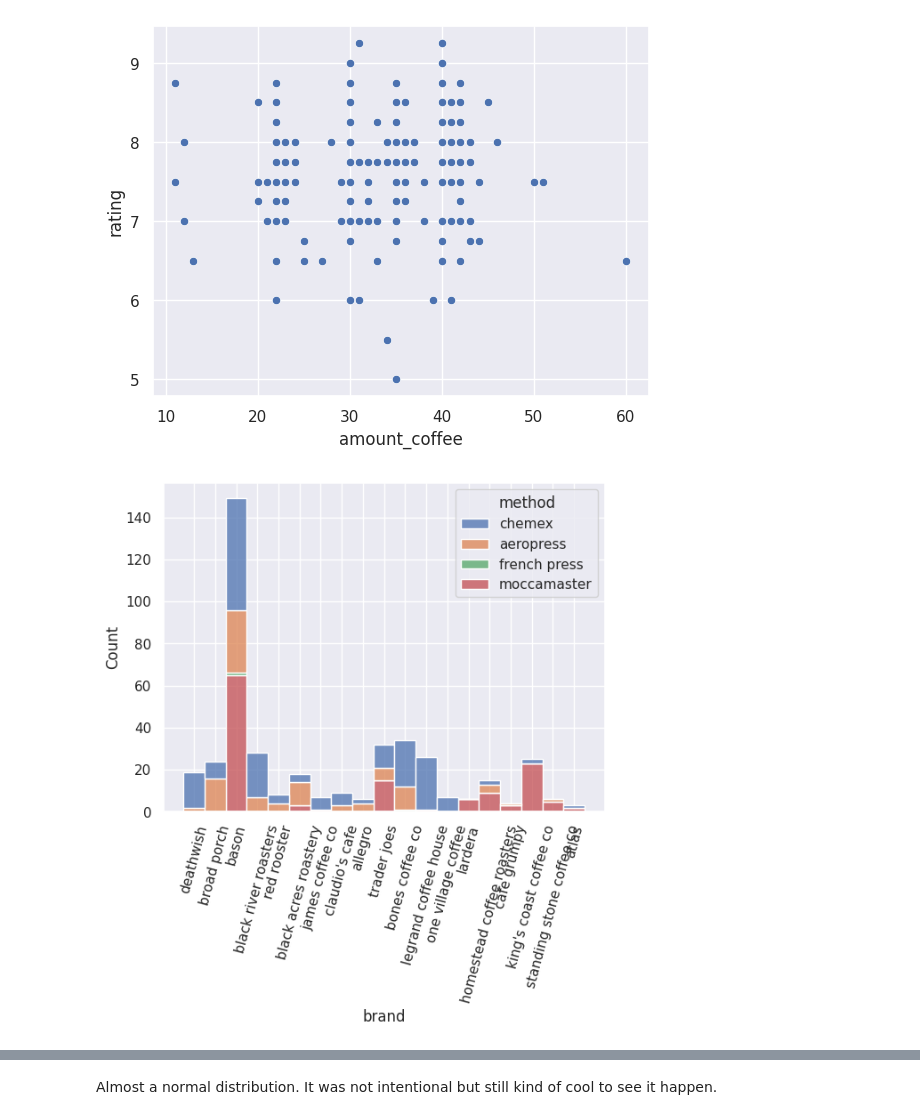
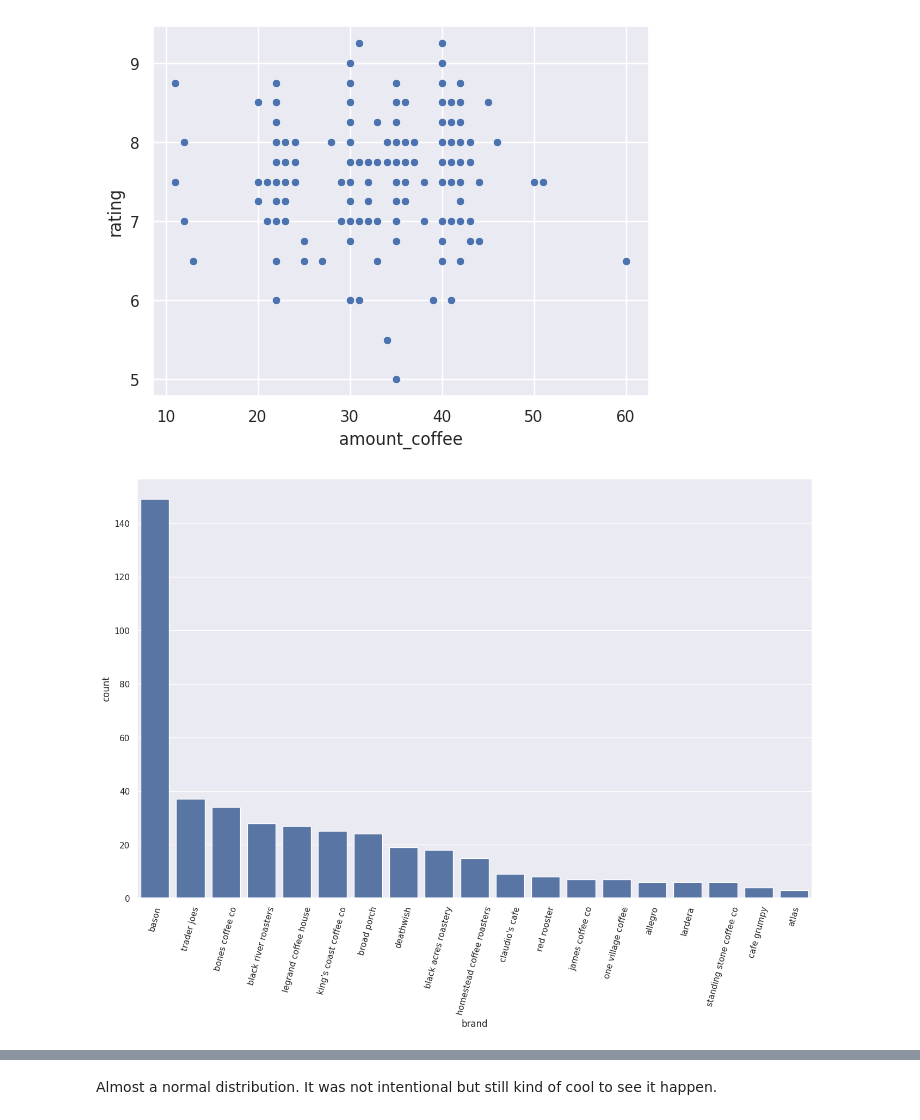
Before and after one commit to TomPMcGuire37/Coffee2, a Jupyter notebook: Coffee EDA.ipynb, the cells around one changed output, grey strips where cells are left out. Drawn from its saved outputs; the diff is of its cells as text; code cells hidden in the pictures.

Commit message:
Added Daily Data, Changed visualizations

```diff
--- a/Coffee EDA.ipynb
+++ b/Coffee EDA.ipynb
@@ -149,6 +149,7 @@ df.amount_water = np.where(df.amount_water == "550\\", 550, df.amount_water)
 df.amount_water = df.amount_water.astype(int)
 df.brand = np.where(df.brand == 'black river roaster', 'black river roasters', df.brand)
 df.brand = np.where(df.brand == "trader joe's", 'trader joes', df.brand)
+df.brand = np.where(df.brand == 'legrand coffee house ', 'legrand coffee house', df.brand)
 df
 # %% [output]
 |  | date | brand | roast | blend | iced | grind_size | method | amount_coffee | amount_water | ... |
@@ -272,8 +273,9 @@ plt.show()
 # %% [output]
 [figure]
 # %%
-sns.histplot(x = 'brand', hue = 'method', multiple = 'stack', data = df)
+plt.figure(figsize = (16,10))
+sns.countplot(x = 'brand', order = df['brand'].value_counts().index, data = df)#hue = 'method',
 plt.xticks(rotation = 75)
 plt.show()
 # %% [output]
-[figure, old version]
+[figure, new version]
```
Also changed, not shown: parts of 17 cells of this notebook, 2 other files.
